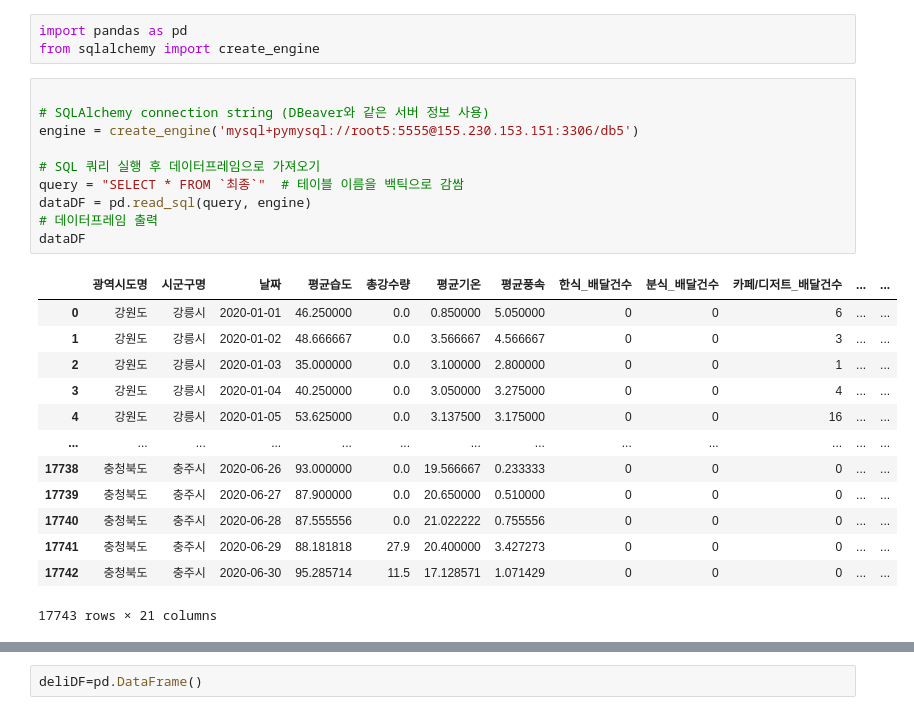
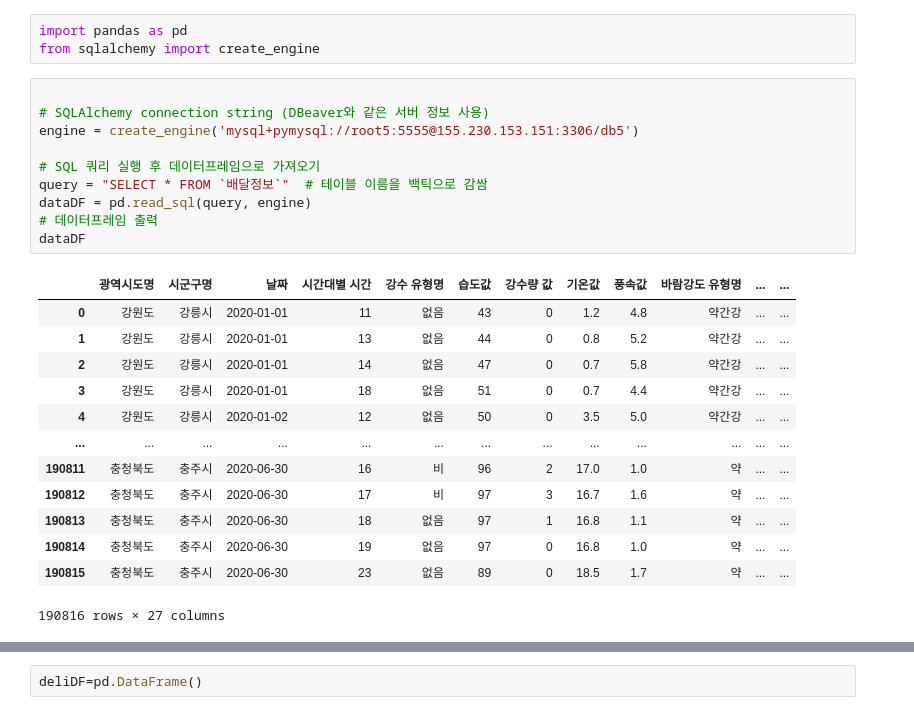
Before and after one commit to angelless00/KDT, a Jupyter notebook: 프로젝트/1024 배달현황/delivery copy.ipynb, the cells around one changed output, grey strips where cells are left out. Cells and saved outputs as stored; diff of their text form.

```diff
--- a/프로젝트/1024 배달현황/delivery copy.ipynb
+++ b/프로젝트/1024 배달현황/delivery copy.ipynb
@@ -6,24 +6,24 @@ from sqlalchemy import create_engine
 # %%
 
 # SQLAlchemy connection string (DBeaver와 같은 서버 정보 사용)
 engine = create_engine('mysql+pymysql://root5:5555@155.230.153.151:3306/db5')
 
 # SQL 쿼리 실행 후 데이터프레임으로 가져오기
-query = "SELECT * FROM `최종`"  # 테이블 이름을 백틱으로 감쌈
+query = "SELECT * FROM `배달정보`"  # 테이블 이름을 백틱으로 감쌈
 dataDF = pd.read_sql(query, engine)
 # 데이터프레임 출력
 dataDF
 # %% [output]
-|  | 광역시도명 | 시군구명 | 날짜 | 평균습도 | 총강수량 | 평균기온 | 평균풍속 | 한식_배달건수 | 분식_배달건수 | 카페/디저트_배달건수 | ... | ... |
-| 0 | 강원도 | 강릉시 | 2020-01-01 | 46.250000 | 0.0 | 0.850000 | 5.050000 | 0 | 0 | 6 | ... | ... |
-| 1 | 강원도 | 강릉시 | 2020-01-02 | 48.666667 | 0.0 | 3.566667 | 4.566667 | 0 | 0 | 3 | ... | ... |
-| 2 | 강원도 | 강릉시 | 2020-01-03 | 35.000000 | 0.0 | 3.100000 | 2.800000 | 0 | 0 | 1 | ... | ... |
-| 3 | 강원도 | 강릉시 | 2020-01-04 | 40.250000 | 0.0 | 3.050000 | 3.275000 | 0 | 0 | 4 | ... | ... |
-| 4 | 강원도 | 강릉시 | 2020-01-05 | 53.625000 | 0.0 | 3.137500 | 3.175000 | 0 | 0 | 16 | ... | ... |
+|  | 광역시도명 | 시군구명 | 날짜 | 시간대별 시간 | 강수 유형명 | 습도값 | 강수량 값 | 기온값 | 풍속값 | 바람강도 유형명 | ... | ... |
+| 0 | 강원도 | 강릉시 | 2020-01-01 | 11 | 없음 | 43 | 0 | 1.2 | 4.8 | 약간강 | ... | ... |
+| 1 | 강원도 | 강릉시 | 2020-01-01 | 13 | 없음 | 44 | 0 | 0.8 | 5.2 | 약간강 | ... | ... |
+| 2 | 강원도 | 강릉시 | 2020-01-01 | 14 | 없음 | 47 | 0 | 0.7 | 5.8 | 약간강 | ... | ... |
+| 3 | 강원도 | 강릉시 | 2020-01-01 | 18 | 없음 | 51 | 0 | 0.7 | 4.4 | 약간강 | ... | ... |
+| 4 | 강원도 | 강릉시 | 2020-01-02 | 12 | 없음 | 50 | 0 | 3.5 | 5.0 | 약간강 | ... | ... |
 | ... | ... | ... | ... | ... | ... | ... | ... | ... | ... | ... | ... | ... |
-| 17738 | 충청북도 | 충주시 | 2020-06-26 | 93.000000 | 0.0 | 19.566667 | 0.233333 | 0 | 0 | 0 | ... | ... |
-| 17739 | 충청북도 | 충주시 | 2020-06-27 | 87.900000 | 0.0 | 20.650000 | 0.510000 | 0 | 0 | 0 | ... | ... |
-| 17740 | 충청북도 | 충주시 | 2020-06-28 | 87.555556 | 0.0 | 21.022222 | 0.755556 | 0 | 0 | 0 | ... | ... |
-| 17741 | 충청북도 | 충주시 | 2020-06-29 | 88.181818 | 27.9 | 20.400000 | 3.427273 | 0 | 0 | 0 | ... | ... |
-| 17742 | 충청북도 | 충주시 | 2020-06-30 | 95.285714 | 11.5 | 17.128571 | 1.071429 | 0 | 0 | 0 | ... | ... |
+| 190811 | 충청북도 | 충주시 | 2020-06-30 | 16 | 비 | 96 | 2 | 17.0 | 1.0 | 약 | ... | ... |
+| 190812 | 충청북도 | 충주시 | 2020-06-30 | 17 | 비 | 97 | 3 | 16.7 | 1.6 | 약 | ... | ... |
+| 190813 | 충청북도 | 충주시 | 2020-06-30 | 18 | 없음 | 97 | 1 | 16.8 | 1.1 | 약 | ... | ... |
+| 190814 | 충청북도 | 충주시 | 2020-06-30 | 19 | 없음 | 97 | 0 | 16.8 | 1.0 | 약 | ... | ... |
+| 190815 | 충청북도 | 충주시 | 2020-06-30 | 23 | 없음 | 89 | 0 | 18.5 | 1.7 | 약 | ... | ... |
-17743 rows × 21 columns
+190816 rows × 27 columns
```
Also changed, not shown: parts of 22 cells of this notebook, 22 other files.
